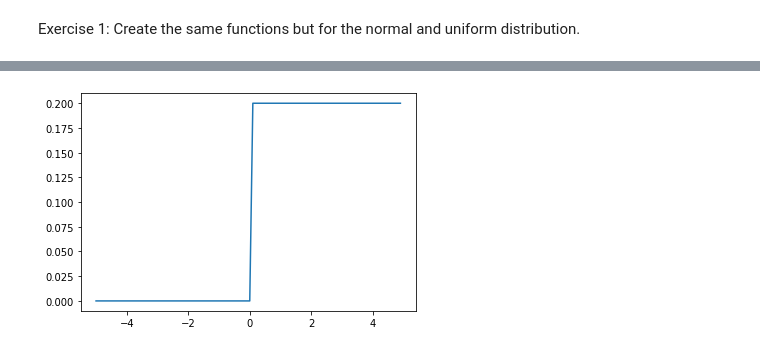
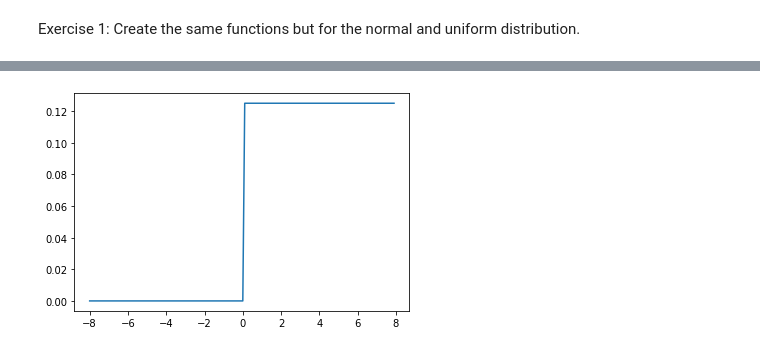
Before and after one commit to marfurt1/probability-distribution-exercises-project-with-python, a Jupyter notebook: notebook/problems.ipynb, the cells around one changed output, grey strips where cells are left out. Saved outputs shown, nothing was run; the diff lists cells and outputs as text; code cells hidden in the pictures.

```diff
--- a/notebook/problems.ipynb
+++ b/notebook/problems.ipynb
@@ -145,15 +148,16 @@ ValueError: maximum supported dimension for an ndarray is 32, found 100
 # %%
-from scipy.stats import uniform
+
+"""creating an array of values between
+-5 to 5 with a difference of 0.1"""
+
+# Generates the uniform distribution
 
 
+x = np.arange(-8, 8, 0.1)
 
-#creating an array of values between
-#-5 to 5 with a difference of 0.1
-x = np.arange(-5, 5, 0.1)
-
-y = uniform.pdf(x, 0, 5)
+y = uniform.pdf(x, 0, 8)
 
 plt.plot(x, y)
 plt.show()
 # %% [output]
-[figure, old version]
+[figure, new version]
```
Also changed, not shown: parts of 13 cells of this notebook.
